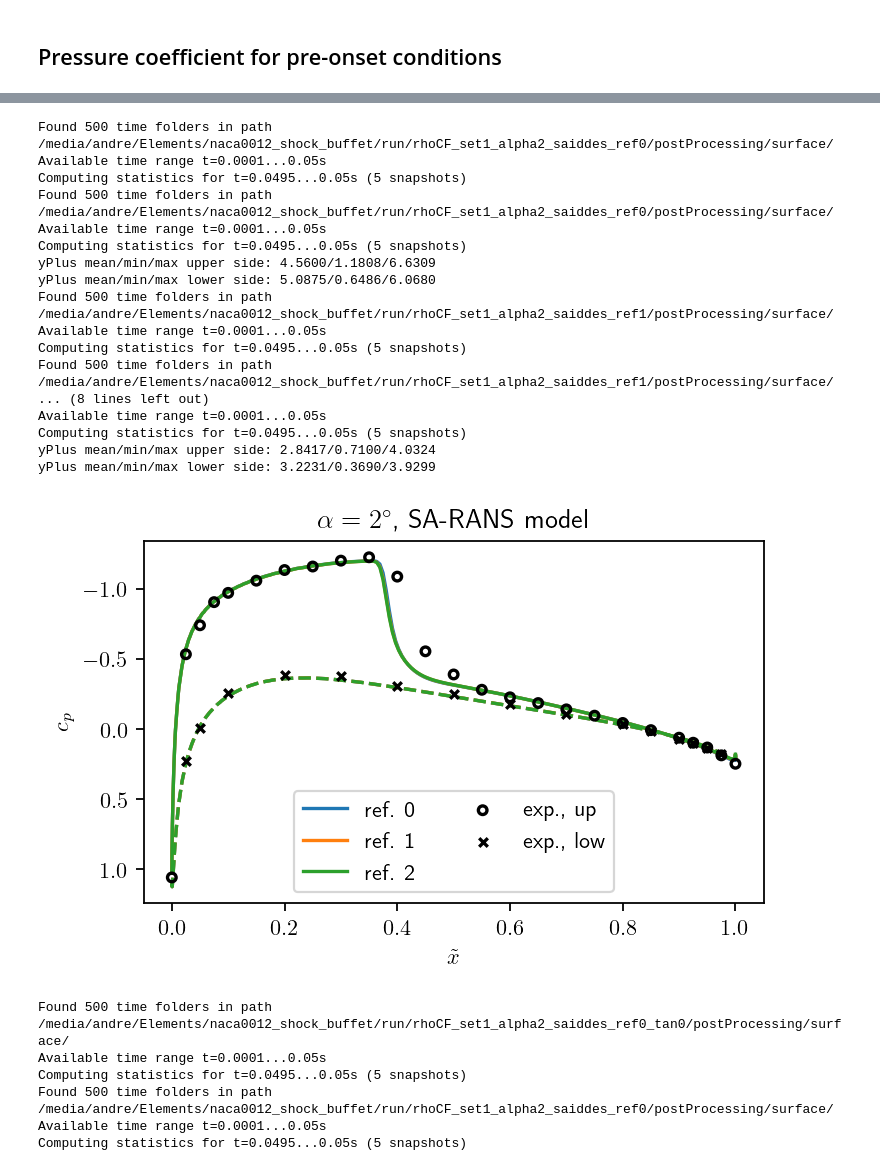
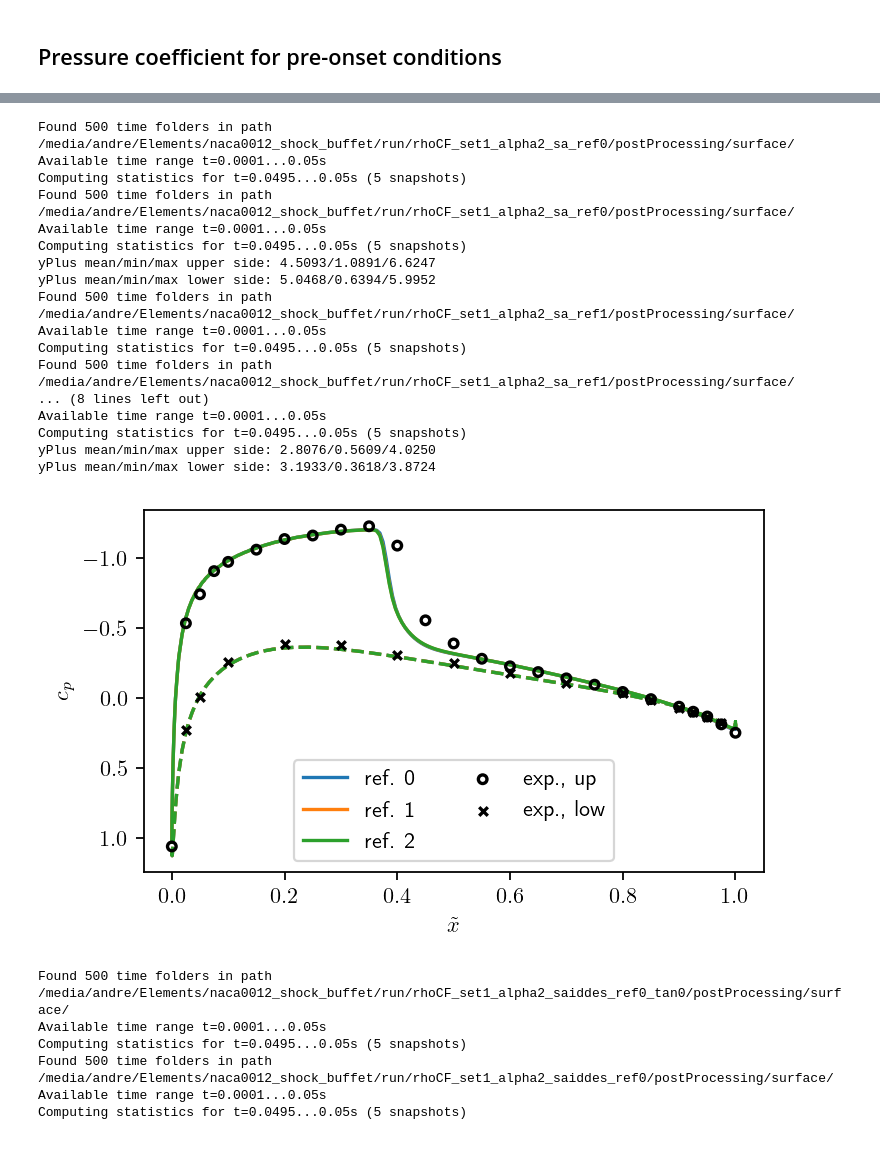
Before and after one commit to FlowModelingControl/naca0012_shock_buffet, a Jupyter notebook: notebooks/naca0012_pressure_coefficients.ipynb, the cells around one changed output, grey strips where cells are left out. Cells and saved outputs as stored; diff of their text form; code cells hidden in the pictures.

```diff
--- a/notebooks/naca0012_pressure_coefficients.ipynb
+++ b/notebooks/naca0012_pressure_coefficients.ipynb
@@ -48,21 +48,22 @@ lw = 1.5
 ms = 15
 
 data_up, data_low = cp_exp["set1"]
-sa_iddes_cases = ["rhoCF_set1_alpha2_saiddes_ref{:d}".format(i) for i in [0, 1, 2]]
+sa_iddes_cases = ["rhoCF_set1_alpha2_saiddes_ref{:d}".format(i) for i in [0]]
 
 for i, case in enumerate(sa_iddes_cases):
     path = run + case + "/postProcessing/surface/"
     data = average_surface_data(path, "total(p)_coeff_airfoil.raw", 0.0495)
-    ax.plot(data[0], data[2], c="C{:d}".format(i), ls="-", lw=lw, label=f"ref. {i}")
+    #ax.plot(data[0], data[2], c="C{:d}".format(i), ls="-", lw=lw, label=f"ref. {i}")
+    ax.plot(data[0], data[2], c="C{:d}".format(i), ls="-", lw=lw, label=f"sim.")
     ax.plot(data[1], data[3], c="C{:d}".format(i), ls="--", lw=lw)
 
 ax.scatter(data_up.x, data_up.cp, marker="o", s=ms, color="k", lw=lw, facecolor="none", zorder=10, label="exp., up")
 ax.scatter(data_low.x, data_low.cp, marker="x", s=ms, color="k", lw=lw, zorder=10, label="exp., low")
 ax.set_xlabel(r"$\tilde{x}$")
-ax.legend(ncol=2, loc="lower center")
+ax.legend(ncol=1, loc="lower center")
 
 ax.set_ylabel(r"$c_p$")
-ax.set_title(r"$\alpha = 2^\circ$, SA-IDDES model")
+# ax.set_title(r"$\alpha = 2^\circ$, SA-IDDES model")
 plt.gca().invert_yaxis()
 plt.savefig(output + "set1_cp_a2_iddes_refinement.svg", bbox_inches="tight")
 plt.savefig(output + "set1_cp_a2_iddes_refinement.pdf", bbox_inches="tight")
@@ -85,44 +80,44 @@ ms = 15
 data_up, data_low = cp_exp["set1"]
 sa_rans_cases = ["rhoCF_set1_alpha2_sa_ref{:d}".format(i) for i in [0, 1, 2]]
 
-for i, case in enumerate(sa_iddes_cases):
+for i, case in enumerate(sa_rans_cases):
     path = run + case + "/postProcessing/surface/"
     data = average_surface_data(path, "total(p)_coeff_airfoil.raw", 0.0495)
     ax.plot(data[0], data[2], c="C{:d}".format(i), ls="-", lw=lw, label=f"ref. {i}")
     ax.plot(data[1], data[3], c="C{:d}".format(i), ls="--", lw=lw)
     # print some more information
     data_yp = average_surface_data(path, "yPlus_airfoil.raw", 0.0495)
     print("yPlus mean/min/max upper side: {:1.4f}/{:1.4f}/{:1.4f}".format(np.mean(data_yp[2]), np.min(data_yp[2]), np.max(data_yp[2])))
     print("yPlus mean/min/max lower side: {:1.4f}/{:1.4f}/{:1.4f}".format(np.mean(data_yp[3]), np.min(data_yp[3]), np.max(data_yp[3])))
 
 ax.scatter(data_up.x, data_up.cp, marker="o", s=ms, color="k", lw=lw, facecolor="none", zorder=10, label="exp., up")
 ax.scatter(data_low.x, data_low.cp, marker="x", s=ms, color="k", lw=lw, zorder=10, label="exp., low")
 ax.set_xlabel(r"$\tilde{x}$")
 ax.legend(ncol=2, loc="lower center")
 
 ax.set_ylabel(r"$c_p$")
-ax.set_title(r"$\alpha = 2^\circ$, SA-RANS model")
+# ax.set_title(r"$\alpha = 2^\circ$, SA-RANS model")
 plt.gca().invert_yaxis()
 plt.savefig(output + "set1_cp_a2_rans_refinement.pdf", bbox_inches="tight")
 # %% [output]
-Found 500 time folders in path /media/andre/Elements/naca0012_shock_buffet/run/rhoCF_set1_alpha2_saiddes_ref0/postProcessing/surface/
+Found 500 time folders in path /media/andre/Elements/naca0012_shock_buffet/run/rhoCF_set1_alpha2_sa_ref0/postProcessing/surface/
 Available time range t=0.0001...0.05s
 Computing statistics for t=0.0495...0.05s (5 snapshots)
-Found 500 time folders in path /media/andre/Elements/naca0012_shock_buffet/run/rhoCF_set1_alpha2_saiddes_ref0/postProcessing/surface/
+Found 500 time folders in path /media/andre/Elements/naca0012_shock_buffet/run/rhoCF_set1_alpha2_sa_ref0/postProcessing/surface/
 Available time range t=0.0001...0.05s
 Computing statistics for t=0.0495...0.05s (5 snapshots)
-yPlus mean/min/max upper side: 4.5600/1.1808/6.6309
-yPlus mean/min/max lower side: 5.0875/0.6486/6.0680
-Found 500 time folders in path /media/andre/Elements/naca0012_shock_buffet/run/rhoCF_set1_alpha2_saiddes_ref1/postProcessing/surface/
+yPlus mean/min/max upper side: 4.5093/1.0891/6.6247
+yPlus mean/min/max lower side: 5.0468/0.6394/5.9952
+Found 500 time folders in path /media/andre/Elements/naca0012_shock_buffet/run/rhoCF_set1_alpha2_sa_ref1/postProcessing/surface/
 Available time range t=0.0001...0.05s
 Computing statistics for t=0.0495...0.05s (5 snapshots)
-Found 500 time folders in path /media/andre/Elements/naca0012_shock_buffet/run/rhoCF_set1_alpha2_saiddes_ref1/postProcessing/surface/
+Found 500 time folders in path /media/andre/Elements/naca0012_shock_buffet/run/rhoCF_set1_alpha2_sa_ref1/postProcessing/surface/
 ... (8 lines left out)
 Available time range t=0.0001...0.05s
 Computing statistics for t=0.0495...0.05s (5 snapshots)
-yPlus mean/min/max upper side: 2.8417/0.7100/4.0324
-yPlus mean/min/max lower side: 3.2231/0.3690/3.9299
+yPlus mean/min/max upper side: 2.8076/0.5609/4.0250
+yPlus mean/min/max lower side: 3.1933/0.3618/3.8724
-[figure, old version]
+[figure, new version]
 # %%
 fig, ax = plt.subplots(figsize=(5, 3))
 lw = 1.5
```
Also changed, not shown: parts of 2 cells of this notebook, 6 other files.
